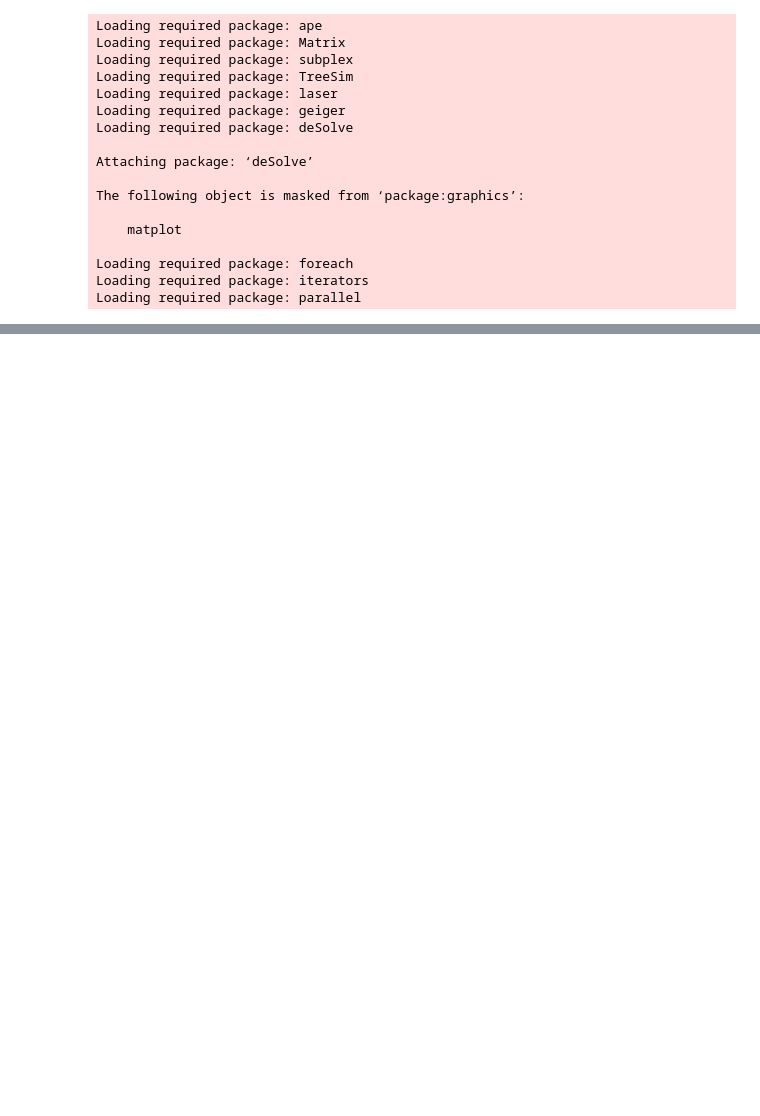
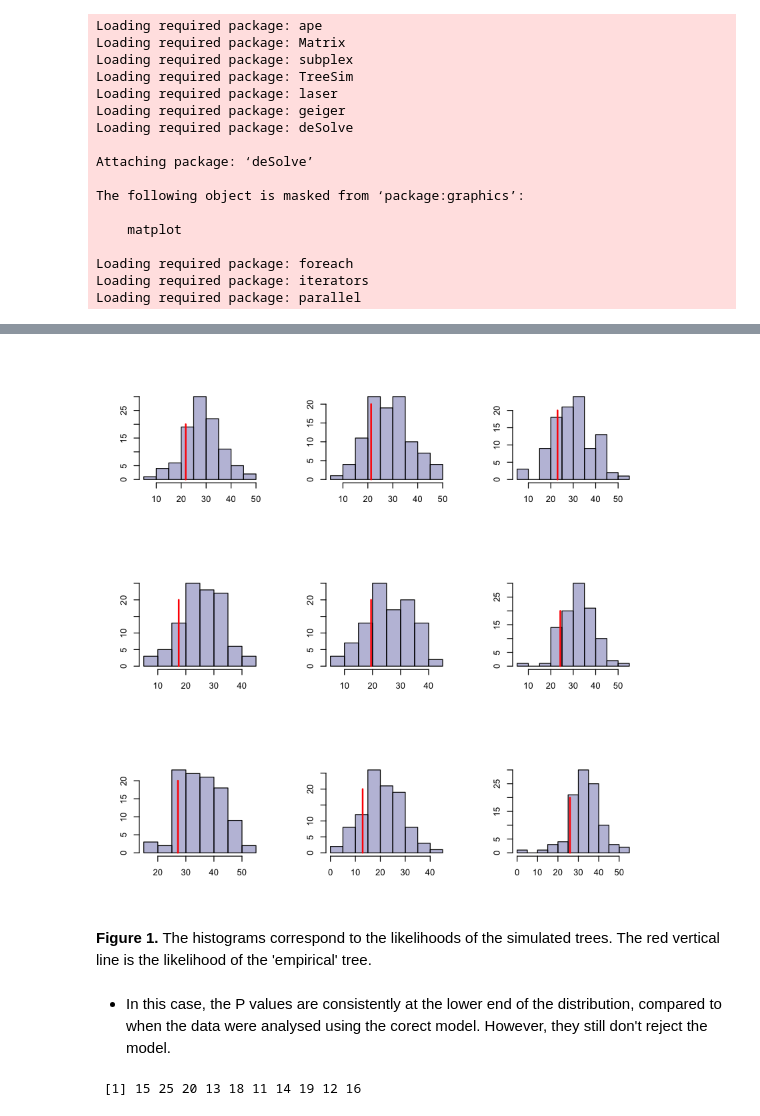
Before and after one commit to sebastianduchene/phylodynamics_adequacy, a Jupyter notebook: rateshift_constant.ipynb, the cells around one changed output, grey strips where cells are left out. Drawn from its saved outputs; the diff is of its cells as text; code cells hidden in the pictures; blank space fills up the shorter version.

```diff
--- a/rateshift_constant.ipynb
+++ b/rateshift_constant.ipynb
@@ -27,8 +31,7 @@ set.seed(10)
 nspecies <- 100
 time <- c(0, 0.5, 1) # At time 1 and 0.5 in the past, there are rate shifts
 rho <- c(0.5, 1, 1) #half of the present day species are sampled (rho[1] = 0.5)
-lambda <- c(1.5, 10, 5)# speciation rates, between t[i] and t[i+1] we have a speciation rate lambda
+lambda <- c(1.5, 15, 2)# speciation rates, between t[i] and t[i+1] we have a speciation rate lambda
 mu <- c(1.5, 1.5, 1.5)# extinction rate. Similar notation as lambda
 
-#Simulate a tree with a single rate shift
-rateshift_trees <- sim.rateshift.taxa(nspecies, 100, lambda = lambda, mu = mu, frac = rho, times = time, complete = F)
+rateshift_trees <- sim.rateshift.taxa(nspecies, 10, lambda = lambda, mu = mu, frac = rho, times = time, complete = F)
@@ -72,6 +76,11 @@ registerDoParallel(cl)
 # %%
 pvals <- vector()
+likelihoods_distros <- list()
+likelihoods_empirical <- vector()
+empirical_tree_param_estimates <- list()
 
+cl <- makeCluster(8)
+registerDoParallel(cl)
 for(tr in 1:length(rateshift_trees)){
     x_times <- sort(intnode.times(rateshift_trees[[tr]]), decreasing = T)
     start <- min(x_times)
@@ -83,10 +92,10 @@ for(tr in 1:length(rateshift_trees)){
     sim_trees0 <- sim.bd.taxa(n = nspecies, numbsim = 100, lambda = reference_estimates$shifts0[1],
                               mu = reference_estimates$shifts0[2], frac = 0.5, complete = F)
     liks_sim_trees0 <- foreach(mt = sim_trees0, .packages = c('NELSI', 'TreePar')) %dopar% fit_rate_shifts(mt, 1)[[1]][1]
+    likelihoods_distros[[tr]] <- liks_sim_trees0
+    likelihoods_empirical[tr] <- reference_estimates[[1]][1]
+    empirical_tree_param_estimates[[tr]] <- reference_estimates$shifts0
     pvals[tr] <- sum(reference_estimates[[1]][1] > liks_sim_trees0)
-#    sim_trees1 <- sim.rateshift.taxa(nspecies, 10, lambda = reference_estimates$shifts1[1:2],
-#                mu = reference_estimates$shifts1[3:4], frac = c(rho, 1), times = c(0, reference_estimates$shifts1[5]),
-#                                     complete = F)
-
 
 }
+stopCluster(cl)
@@ -100,0 +120,16 @@ hist(pvals)
+# %%
+par(mfrow = c(3, 3))
+for(i in 1:9){
+    hist(as.numeric(likelihoods_distros[[i]]), main = '', ylab = '', xlab = '', col = rgb(0, 0, 0.5, 0.3))
+    lines(x = c(likelihoods_empirical[i], likelihoods_empirical[i]), y = c(0, 20), col = 'red', lwd = 2)
+}
+# %% [output]
+[figure, added]
+# %% [markdown]
+**Figure 1.** The histograms correspond to the likelihoods of the simulated trees. The red vertical line is the likelihood of the 'empirical' tree.
+# %% [markdown]
+- In this case, the P values are consistently at the lower end of the distribution, compared to when the data were analysed using the corect model. However, they still don't reject the model.
+# %%
+pvals
+# %% [output]
+ [1] 15 25 20 13 18 11 14 19 12 16
```
Also changed, not shown: parts of 9 cells of this notebook, 3 other files.
